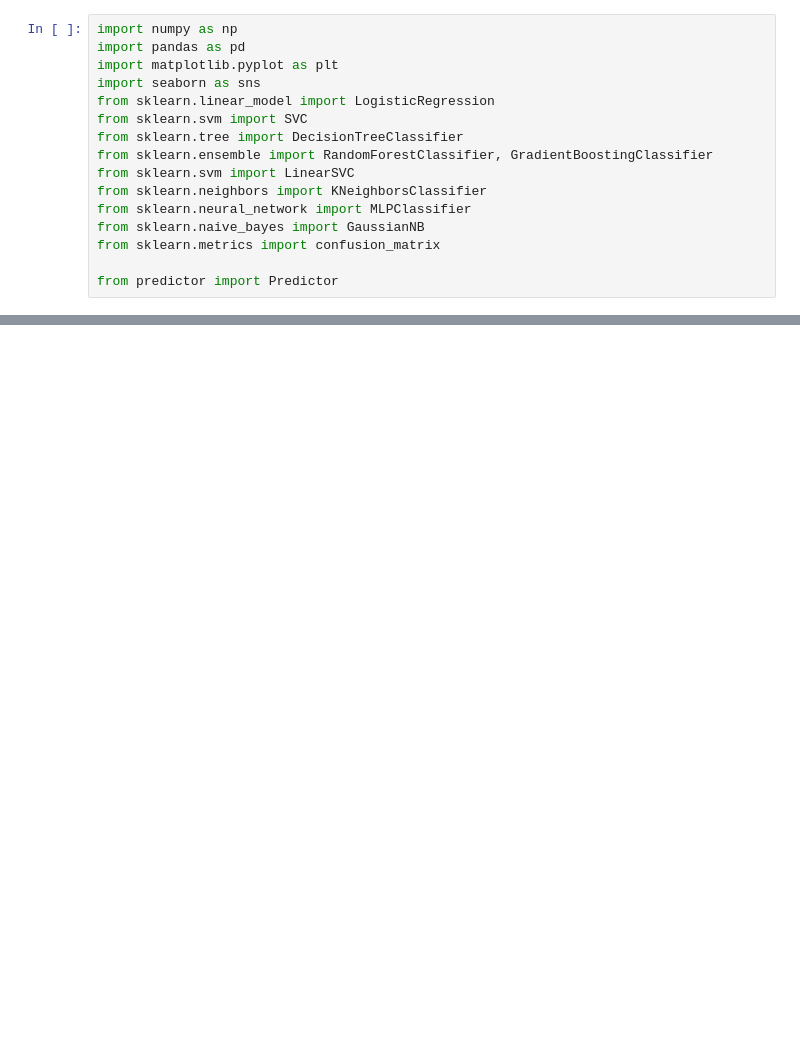
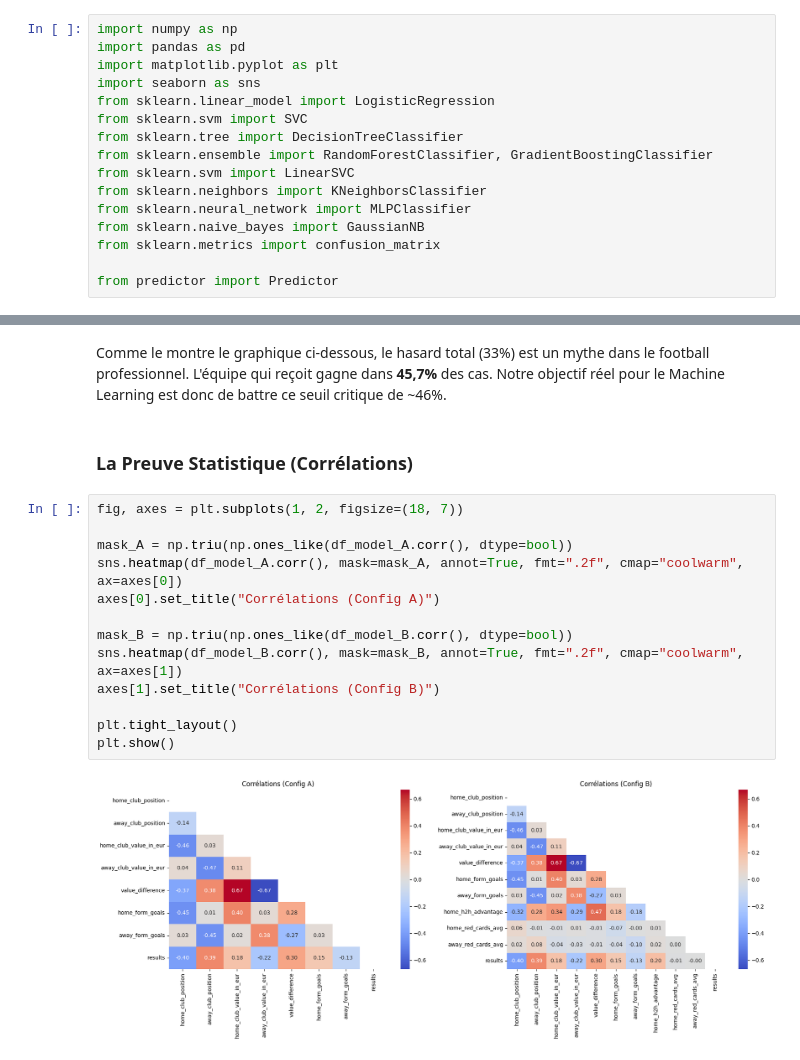
Before and after one commit to massieuxalexandre/Ligue1-Matchs-Predictions, a Jupyter notebook: main.ipynb, the cells around one changed output, grey strips where cells are left out. Saved outputs shown, nothing was run; the diff lists cells and outputs as text; blank space fills up the shorter version.

```diff
--- a/main.ipynb
+++ b/main.ipynb
@@ -521,0 +235,19 @@ weighted avg       0.56      0.53      0.54       939
+# %% [markdown]
+Comme le montre le graphique ci-dessous, le hasard total (33%) est un mythe dans le football professionnel. L'équipe qui reçoit gagne dans **45,7%** des cas. Notre objectif réel pour le Machine Learning est donc de battre ce seuil critique de ~46%.
+# %% [markdown]
+### La Preuve Statistique (Corrélations)
+# %%
+fig, axes = plt.subplots(1, 2, figsize=(18, 7))
+
+mask_A = np.triu(np.ones_like(df_model_A.corr(), dtype=bool))
+sns.heatmap(df_model_A.corr(), mask=mask_A, annot=True, fmt=".2f", cmap="coolwarm", ax=axes[0])
+axes[0].set_title("Corrélations (Config A)")
+
+mask_B = np.triu(np.ones_like(df_model_B.corr(), dtype=bool))
+sns.heatmap(df_model_B.corr(), mask=mask_B, annot=True, fmt=".2f", cmap="coolwarm", ax=axes[1])
+axes[1].set_title("Corrélations (Config B)")
+
+plt.tight_layout()
+plt.show()
+# %% [output]
+[figure, added]
```
Also changed, not shown: parts of 76 cells of this notebook, 1 other file.
